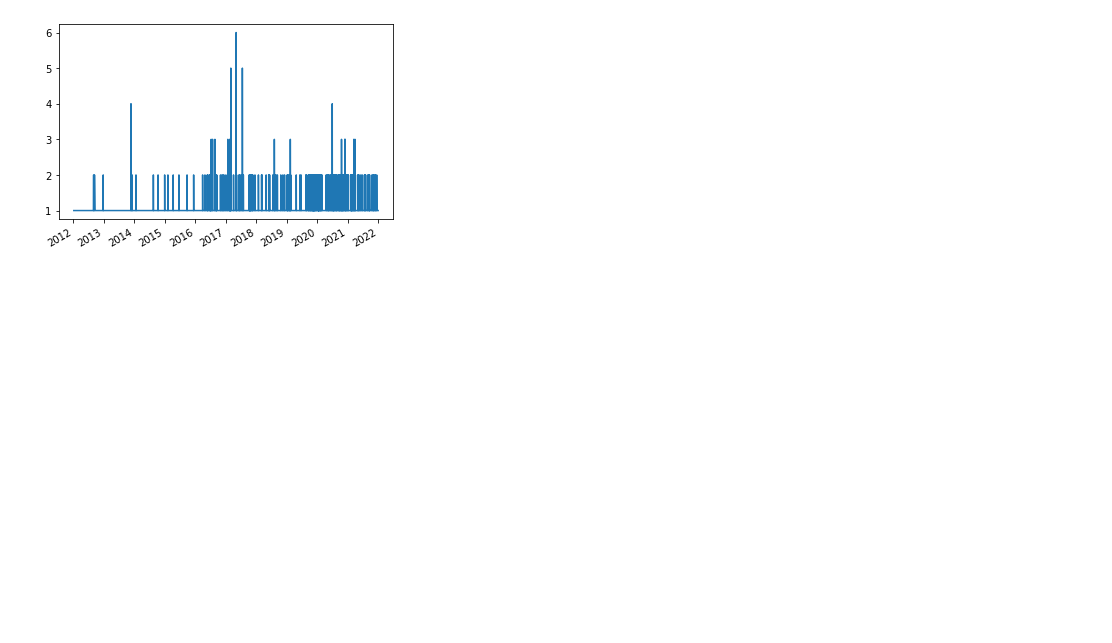
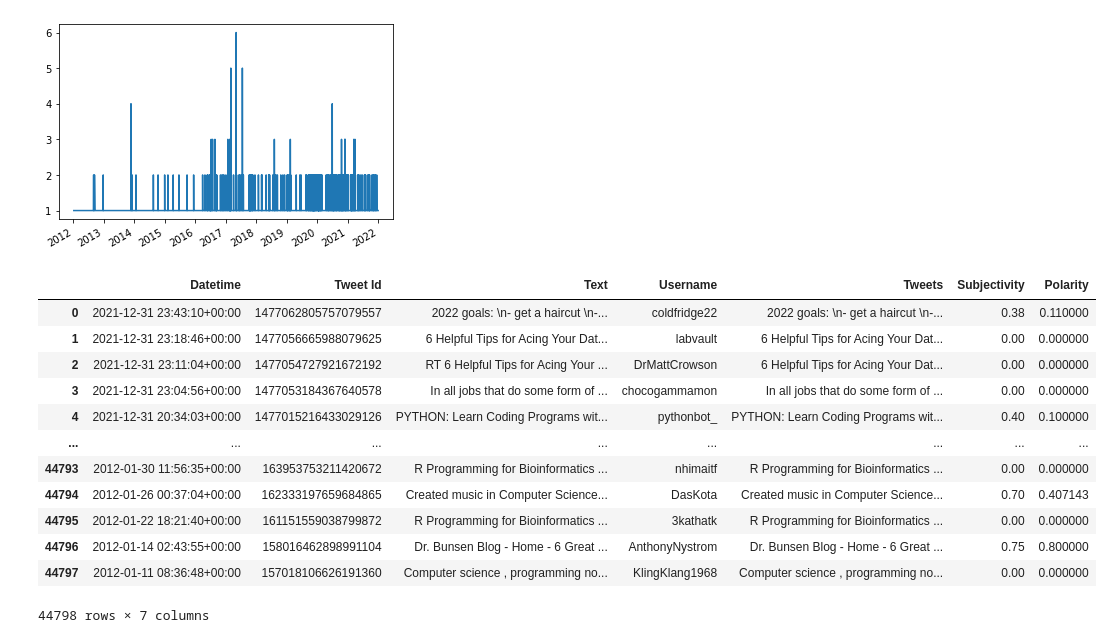
Before and after one commit to cstokl3/is310-FinalProject_cstokl3, a Jupyter notebook: final_project/data_science_dataset.ipynb, the cells around one changed output. Cells and saved outputs as stored; diff of their text form; code cells hidden in the pictures; blank space fills up the shorter version.

```diff
--- a/final_project/data_science_dataset.ipynb
+++ b/final_project/data_science_dataset.ipynb
@@ -42,0 +66,16 @@ tweets_df_datascience['Datetime'].value_counts().plot()
+# %%
+tweets_df_datascience
+# %% [output]
+|  | Datetime | Tweet Id | Text | Username | Tweets | Subjectivity | Polarity |
+| 0 | 2021-12-31 23:43:10+00:00 | 1477062805757079557 | 2022 goals: \n- get a haircut \n-... | coldfridge22 | 2022 goals: \n- get a haircut \n-... | 0.38 | 0.110000 |
+| 1 | 2021-12-31 23:18:46+00:00 | 1477056665988079625 | 6 Helpful Tips for Acing Your Dat... | labvault | 6 Helpful Tips for Acing Your Dat... | 0.00 | 0.000000 |
+| 2 | 2021-12-31 23:11:04+00:00 | 1477054727921672192 | RT 6 Helpful Tips for Acing Your ... | DrMattCrowson | 6 Helpful Tips for Acing Your Dat... | 0.00 | 0.000000 |
+| 3 | 2021-12-31 23:04:56+00:00 | 1477053184367640578 | In all jobs that do some form of ... | chocogammamon | In all jobs that do some form of ... | 0.00 | 0.000000 |
+| 4 | 2021-12-31 20:34:03+00:00 | 1477015216433029126 | PYTHON: Learn Coding Programs wit... | pythonbot_ | PYTHON: Learn Coding Programs wit... | 0.40 | 0.100000 |
+| ... | ... | ... | ... | ... | ... | ... | ... |
+| 44793 | 2012-01-30 11:56:35+00:00 | 163953753211420672 | R Programming for Bioinformatics ... | nhimaitf | R Programming for Bioinformatics ... | 0.00 | 0.000000 |
+| 44794 | 2012-01-26 00:37:04+00:00 | 162333197659684865 | Created music in Computer Science... | DasKota | Created music in Computer Science... | 0.70 | 0.407143 |
+| 44795 | 2012-01-22 18:21:40+00:00 | 161151559038799872 | R Programming for Bioinformatics ... | 3kathatk | R Programming for Bioinformatics ... | 0.00 | 0.000000 |
+| 44796 | 2012-01-14 02:43:55+00:00 | 158016462898991104 | Dr. Bunsen Blog - Home - 6 Great ... | AnthonyNystrom | Dr. Bunsen Blog - Home - 6 Great ... | 0.75 | 0.800000 |
+| 44797 | 2012-01-11 08:36:48+00:00 | 157018106626191360 | Computer science , programming no... | KlingKlang1968 | Computer science , programming no... | 0.00 | 0.000000 |
+44798 rows × 7 columns
```
Also changed, not shown: parts of 6 cells of this notebook, 12 other files.
